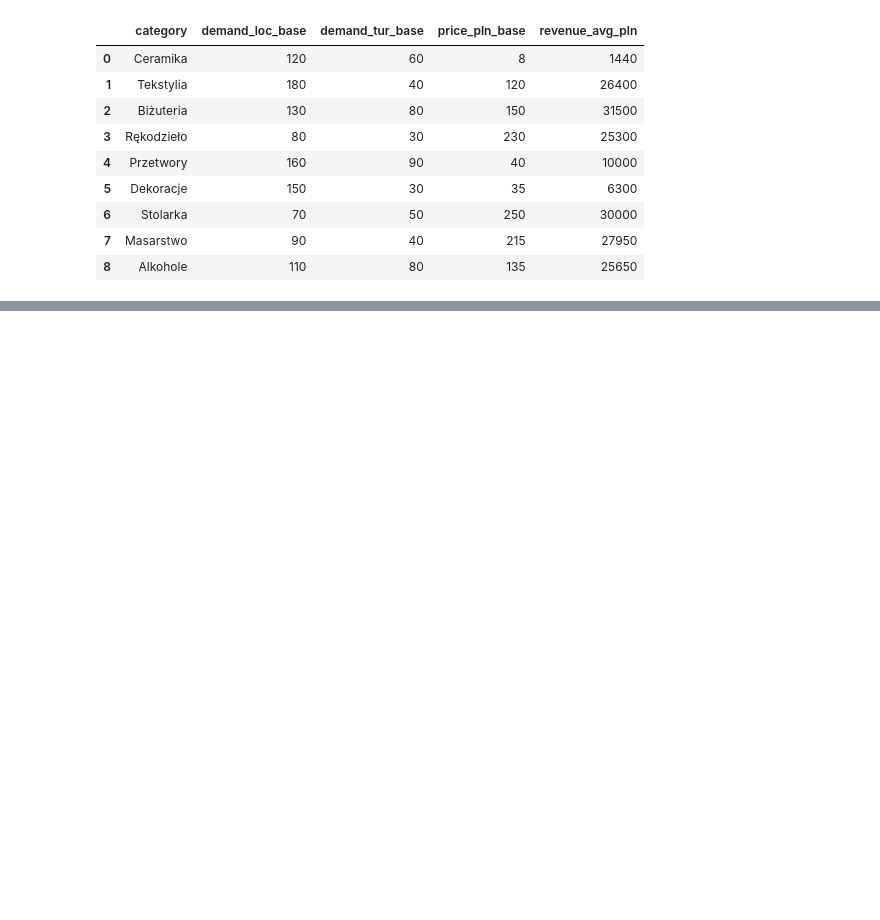
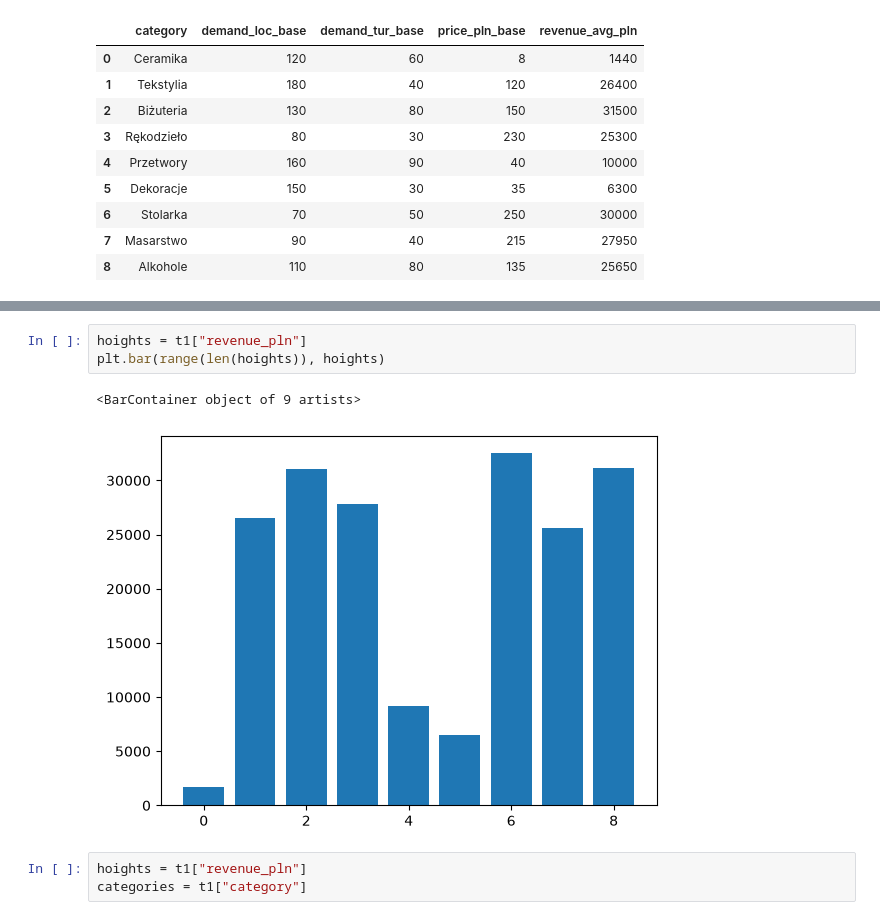
Before and after one commit to KajTan4/DataVizualization, a Jupyter notebook: 01-bar.ipynb, the cells around one changed output, grey strips where cells are left out. Saved outputs shown, nothing was run; the diff lists cells and outputs as text; blank space fills up the shorter version.

```diff
--- a/01-bar.ipynb
+++ b/01-bar.ipynb
@@ -52,0 +115,9 @@ catalog
+# %%
+hoights = t1["revenue_pln"]
+plt.bar(range(len(hoights)), hoights)
+# %% [output]
+<BarContainer object of 9 artists>
+[figure, added]
+# %%
+hoights = t1["revenue_pln"]
+categories = t1["category"]
```
Also changed, not shown: parts of 12 cells of this notebook.
